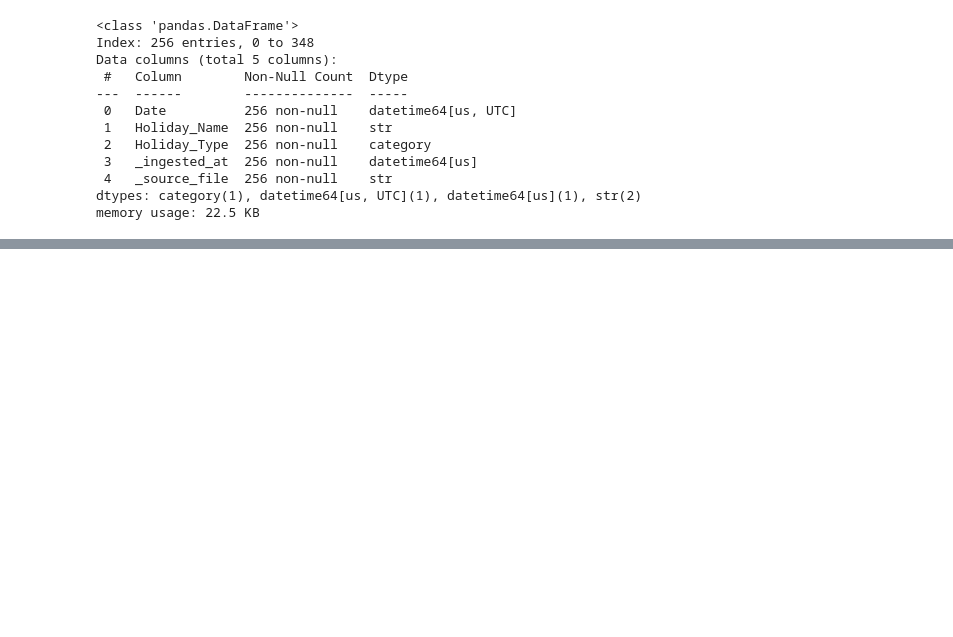
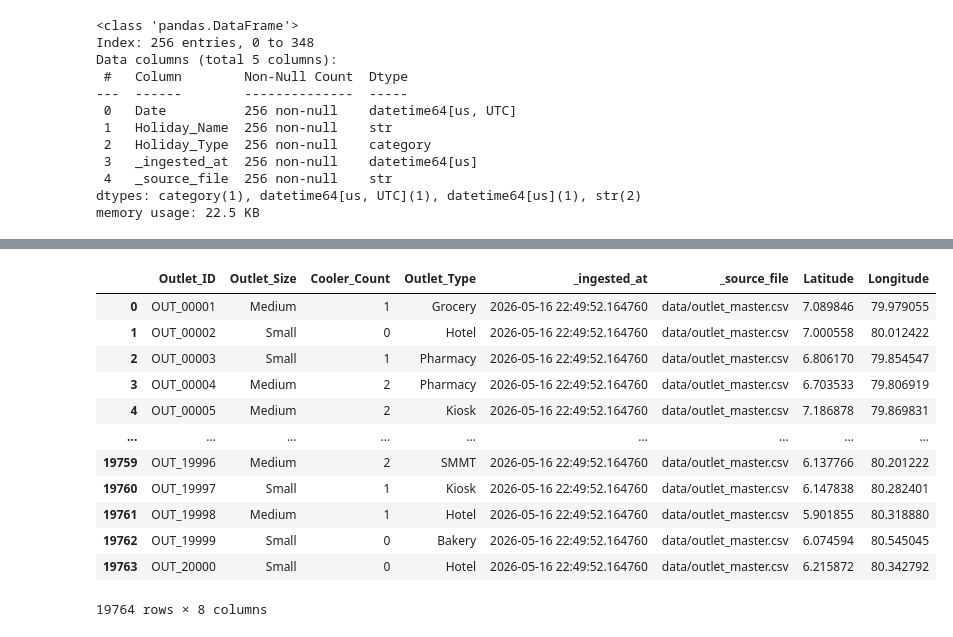
Before and after one commit to Dilharajay/technova_datastrom, a Jupyter notebook: main.ipynb, the cells around one changed output, grey strips where cells are left out. Cells and saved outputs as stored; diff of their text form; code cells hidden in the pictures; blank space fills up the shorter version.

```diff
--- a/main.ipynb
+++ b/main.ipynb
@@ -244,38 +237,3 @@ outlet_cordinates = pd.read_parquet('lakehouse/silver/outlet_coordinates.parquet
 outlet_master = pd.read_parquet('lakehouse/silver/outlet_master.parquet')
 distributor_seasonality_details = pd.read_parquet('lakehouse/silver/distributor_seasonality_details.parquet')
 holiday_list = pd.read_parquet('lakehouse/silver/holiday_list.parquet')
-# %%
-# 1. Prepare Tables
-tx_gold = pd.read_parquet('lakehouse/silver/transactions_history.parquet')
-outlet_cordinates = pd.read_parquet('lakehouse/silver/outlet_coordinates.parquet')
-outlet_master = pd.read_parquet('lakehouse/silver/outlet_master.parquet')
-distributor_seasonality_details = pd.read_parquet('lakehouse/silver/distributor_seasonality_details.parquet')
-holiday_list = pd.read_parquet('lakehouse/silver/holiday_list.parquet')
-poi_features = pd.read_parquet('lakehouse/gold/poi_features.parquet')
-
-outlet_full = pd.merge(outlet_master, outlet_cordinates[['Outlet_ID', 'Latitude', 'Longitude']], on='Outlet_ID', how='left')
-
-# 2. Joins: Merge Transactions with Outlets and Seasonality
-gold_df = pd.merge(tx_gold, outlet_full.drop(columns=['_ingested_at', '_source_file']), on='Outlet_ID', how='left')
-gold_df = pd.merge(gold_df, distributor_seasonality_details.drop(columns=['_ingested_at', '_source_file']), on=['Distributor_ID', 'Year', 'Month'], how='left')
-
-# 3. Feature Engineering: Holiday aggregation
-holiday_tmp = holiday_list.copy()
-holiday_tmp['Year'] = holiday_tmp['Date'].dt.year
-holiday_tmp['Month'] = holiday_tmp['Date'].dt.month
-holiday_counts = holiday_tmp.groupby(['Year', 'Month']).size().reset_index(name='Holiday_Count')
-
-# 4. Join Holiday Counts and POI Features
-gold_df = pd.merge(gold_df, holiday_counts, on=['Year', 'Month'], how='left')
-gold_df['Holiday_Count'] = gold_df['Holiday_Count'].fillna(0).astype(int)
-
-# Merge POI Features (Spatial Context)
-gold_df = pd.merge(gold_df, poi_features, on='Outlet_ID', how='left')
-
-# 5. Save to Gold Layer
-LAKE_HOUSE_GOLD_PATH = 'lakehouse/gold'
-gold_df.to_parquet(f'{LAKE_HOUSE_GOLD_PATH}/master_features.parquet', compression='zstd', index=False)
-
-print('Gold layer master_features with POI context created successfully.')
-gold_df.info()
-display(gold_df.head())
@@ -306,0 +242,23 @@ memory usage: 456.9+ MB
+# %%
+# join oulet_master and outlet_corrdinates
+outlet_full = pd.merge(
+    outlet_master,
+    outlet_cordinates[['Outlet_ID', 'Latitude', 'Longitude']],
+    on='Outlet_ID',
+    how='left',
+)
+outlet_full
+# %% [output]
+|  | Outlet_ID | Outlet_Size | Cooler_Count | Outlet_Type | _ingested_at | _source_file | Latitude | Longitude |
+| 0 | OUT_00001 | Medium | 1 | Grocery | 2026-05-16 22:49:52.164760 | data/outlet_master.csv | 7.089846 | 79.979055 |
+| 1 | OUT_00002 | Small | 0 | Hotel | 2026-05-16 22:49:52.164760 | data/outlet_master.csv | 7.000558 | 80.012422 |
+| 2 | OUT_00003 | Small | 1 | Pharmacy | 2026-05-16 22:49:52.164760 | data/outlet_master.csv | 6.806170 | 79.854547 |
+| 3 | OUT_00004 | Medium | 2 | Pharmacy | 2026-05-16 22:49:52.164760 | data/outlet_master.csv | 6.703533 | 79.806919 |
+| 4 | OUT_00005 | Medium | 2 | Kiosk | 2026-05-16 22:49:52.164760 | data/outlet_master.csv | 7.186878 | 79.869831 |
+| ... | ... | ... | ... | ... | ... | ... | ... | ... |
+| 19759 | OUT_19996 | Medium | 2 | SMMT | 2026-05-16 22:49:52.164760 | data/outlet_master.csv | 6.137766 | 80.201222 |
+| 19760 | OUT_19997 | Small | 1 | Kiosk | 2026-05-16 22:49:52.164760 | data/outlet_master.csv | 6.147838 | 80.282401 |
+| 19761 | OUT_19998 | Medium | 1 | Hotel | 2026-05-16 22:49:52.164760 | data/outlet_master.csv | 5.901855 | 80.318880 |
+| 19762 | OUT_19999 | Small | 0 | Bakery | 2026-05-16 22:49:52.164760 | data/outlet_master.csv | 6.074594 | 80.545045 |
+| 19763 | OUT_20000 | Small | 0 | Hotel | 2026-05-16 22:49:52.164760 | data/outlet_master.csv | 6.215872 | 80.342792 |
+19764 rows × 8 columns
```
Also changed, not shown: parts of 36 cells of this notebook, 4 other files.
